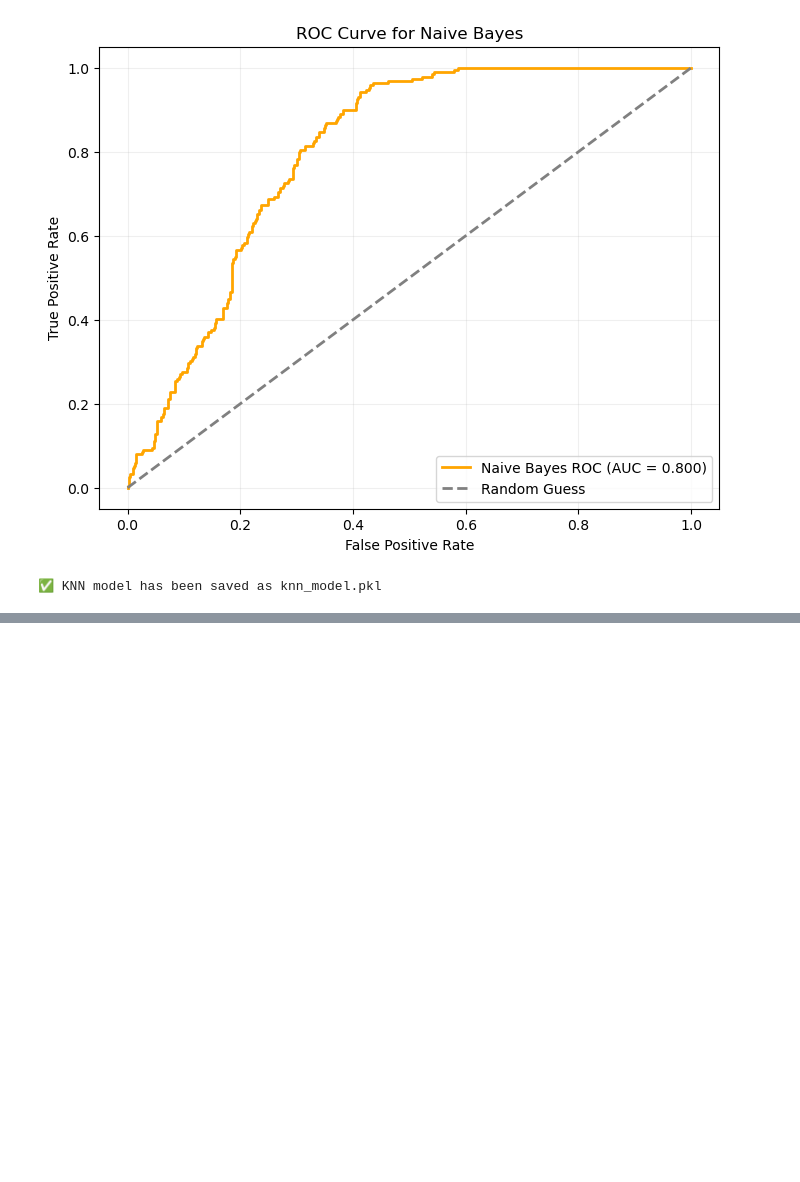
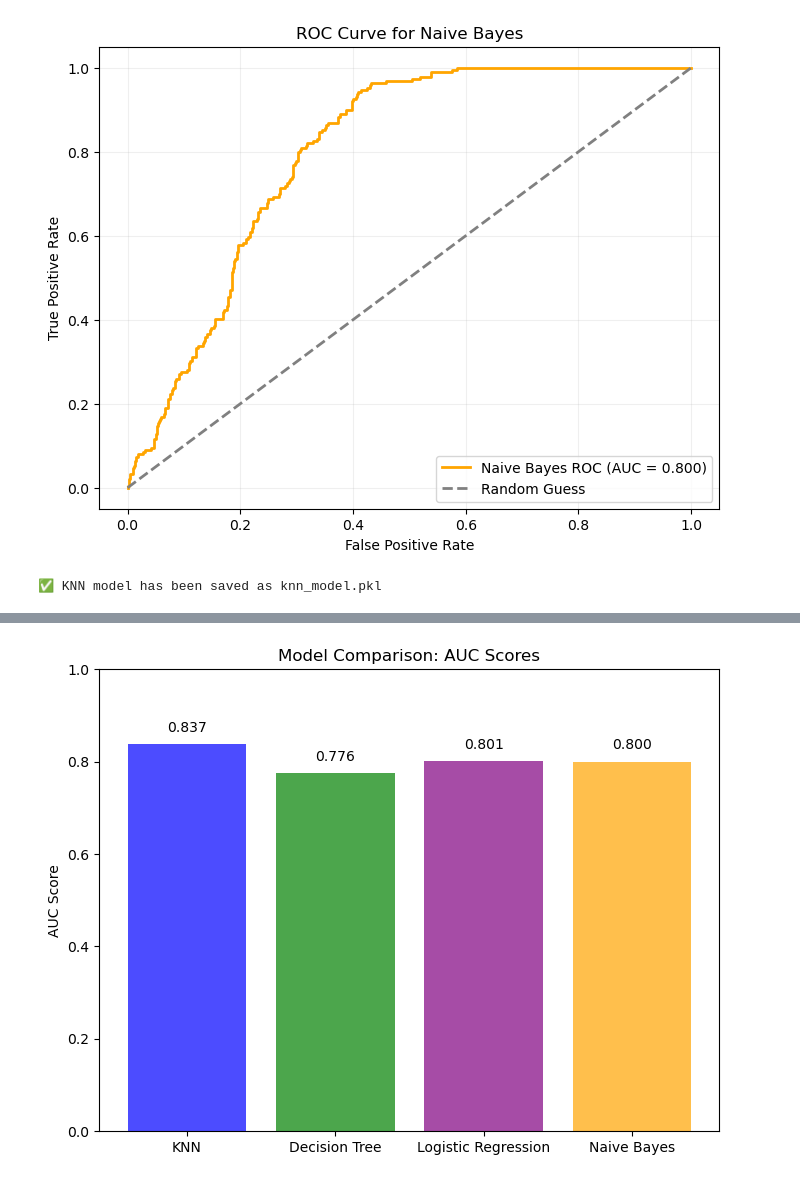
Before and after one commit to amitabhdeogh-09/ML-Project1, a Jupyter notebook: MAIN ML PROJECT.ipynb, the cells around one changed output, grey strips where cells are left out. Drawn from its saved outputs; the diff is of its cells as text; code cells hidden in the pictures; blank space fills up the shorter version.

```diff
--- a/MAIN ML PROJECT.ipynb
+++ b/MAIN ML PROJECT.ipynb
@@ -998,0 +1039,32 @@ NameError: name 'knn' is not defined
+# %%
+import matplotlib.pyplot as plt
+
+# Example metrics (replace with your actual values)
+# If you want accuracy: replace with accuracy scores
+# If you want AUC: use the auc values calculated before
+metrics = {
+    'KNN': auc_knn,  # or accuracy_knn
+    'Decision Tree': auc_dt,
+    'Logistic Regression': auc_lr,
+    'Naive Bayes': auc_nb
+}
+
+# --- Step 1: Prepare data ---
+models = list(metrics.keys())
+scores = list(metrics.values())
+
+# --- Step 2: Plot bar chart ---
+plt.figure(figsize=(8,6))
+bars = plt.bar(models, scores, color=['blue', 'green', 'purple', 'orange'], alpha=0.7)
+plt.ylim(0, 1)  # since AUC and accuracy are between 0 and 1
+plt.ylabel('AUC Score')  # or 'Accuracy'
+plt.title('Model Comparison: AUC Scores')
+
+# Add text labels on top of bars
+for bar in bars:
+    height = bar.get_height()
+    plt.text(bar.get_x() + bar.get_width()/2.0, height + 0.02, f'{height:.3f}', ha='center', va='bottom')
+
+plt.show()
+# %% [output]
+[figure, added]
```
Also changed, not shown: parts of 8 cells of this notebook, 1 other file.
